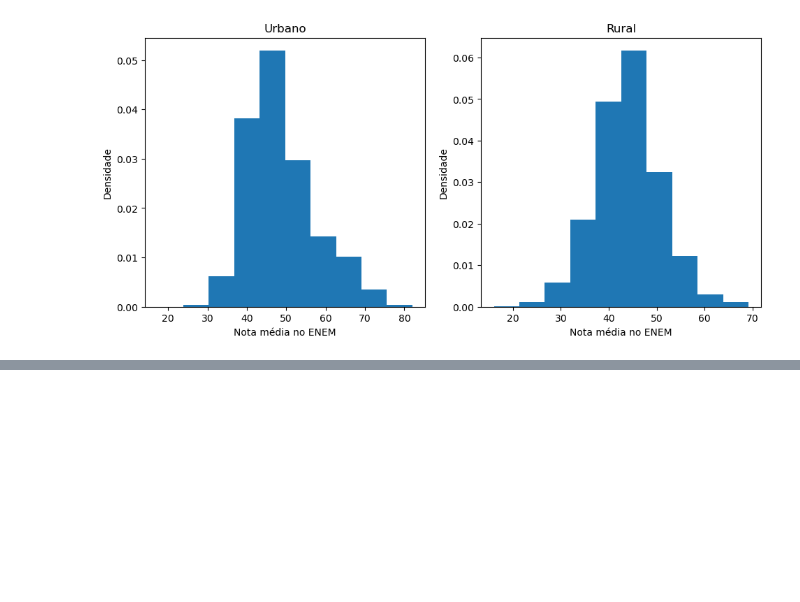
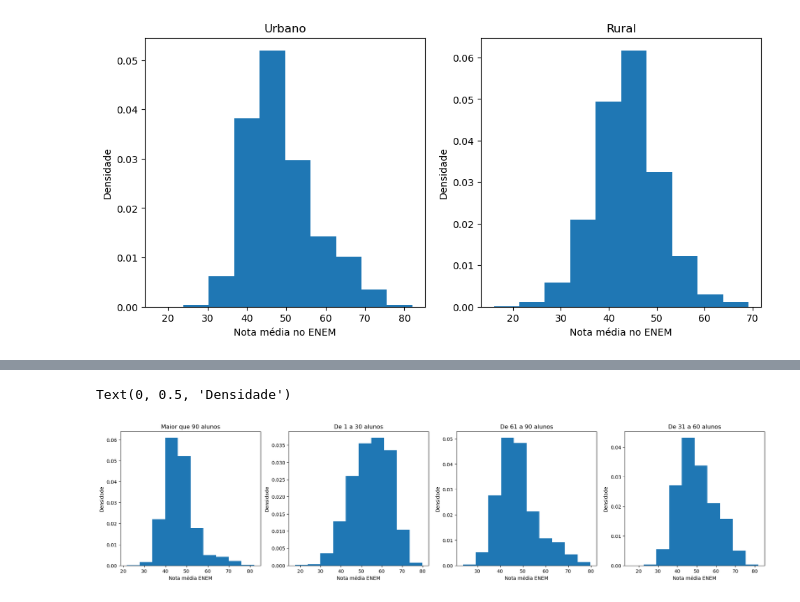
Before and after one commit to LuanaPLGuimaraes/Grupo12A_Projeto2_CDados, a Jupyter notebook: mineracao.ipynb, the cells around one changed output, grey strips where cells are left out. Saved outputs shown, nothing was run; the diff lists cells and outputs as text; code cells hidden in the pictures; blank space fills up the shorter version.

```diff
--- a/mineracao.ipynb
+++ b/mineracao.ipynb
@@ -180,0 +191,35 @@ Text(0, 0.5, 'Densidade')
+# %%
+dados_90 = dados.loc[dados['TAMANHO'] == 'Maior que 90 alunos']
+dados_1_30 = dados.loc[dados['TAMANHO'] == 'De 1 a 30 alunos']
+dados_61_90 = dados.loc[dados['TAMANHO'] == 'De 61 a 90 alunos']
+dados_31_60 = dados.loc[dados['TAMANHO'] == 'De 31 a 60 alunos']
+
+plt.figure(figsize=(30,5))
+
+plt.subplot(1,5,2)
+plt.hist(dados_1_30['MEDIA_TOTAL_ENEM'], density=True)
+plt.title('De 1 a 30 alunos')
+plt.xlabel('Nota média ENEM')
+plt.ylabel('Densidade')
+
+plt.subplot(1,5,4)
+plt.hist(dados_31_60['MEDIA_TOTAL_ENEM'], density=True)
+plt.title('De 31 a 60 alunos')
+plt.xlabel('Nota média ENEM')
+plt.ylabel('Densidade')
+
+
+plt.subplot(1,5,3)
+plt.hist(dados_61_90['MEDIA_TOTAL_ENEM'], density=True)
+plt.title('De 61 a 90 alunos')
+plt.xlabel('Nota média ENEM')
+plt.ylabel('Densidade')
+
+plt.subplot(1,5,1)
+plt.hist(dados_90['MEDIA_TOTAL_ENEM'], density=True)
+plt.title('Maior que 90 alunos')
+plt.xlabel('Nota média ENEM')
+plt.ylabel('Densidade')
+# %% [output]
+Text(0, 0.5, 'Densidade')
+[figure, added]
```
Also changed, not shown: parts of 5 cells of this notebook.
